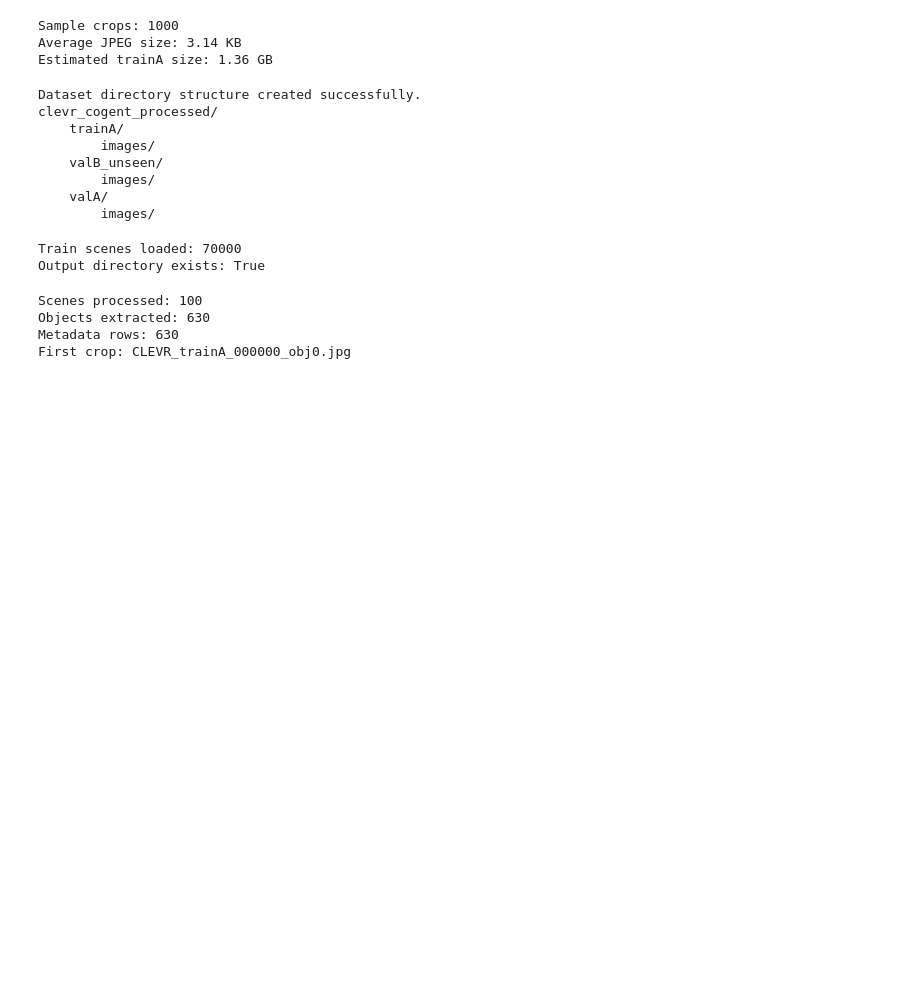
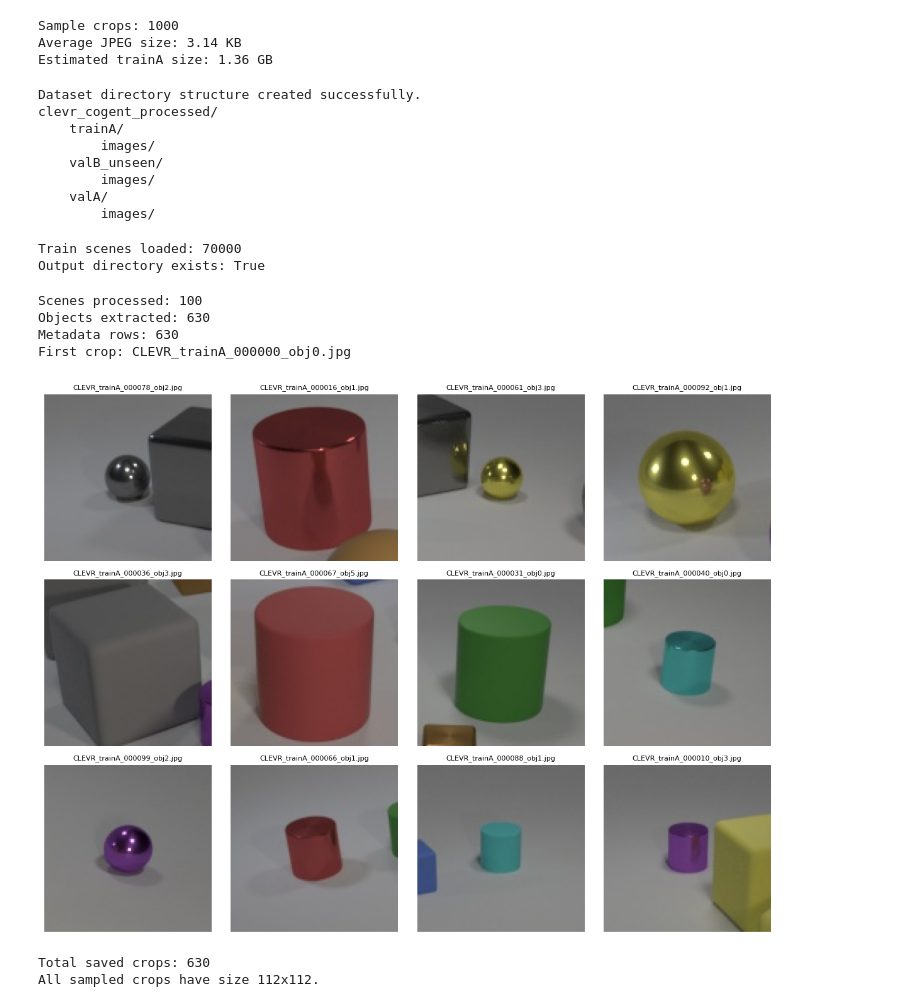
Before and after one commit to maram-elaian/Beyond-Combinations, a Jupyter notebook: notebooks/02_data_preprocessing.ipynb, the cells around one changed output. Saved outputs shown, nothing was run; the diff lists cells and outputs as text; code cells hidden in the pictures; blank space fills up the shorter version.

```diff
--- a/notebooks/02_data_preprocessing.ipynb
+++ b/notebooks/02_data_preprocessing.ipynb
@@ -1149,3 +1149,38 @@ Scenes processed: 100
 Objects extracted: 630
 Metadata rows: 630
 First crop: CLEVR_trainA_000000_obj0.jpg
+# %%
+import random
+import matplotlib.pyplot as plt
+from PIL import Image
+from pathlib import Path
+
+TEST_IMAGES = Path(OUTPUT_PATH) / "trainA" / "images"
+
+sample_files = random.sample(
+    list(TEST_IMAGES.glob("*.jpg")),
+    12
+)
+
+fig, axes = plt.subplots(3, 4, figsize=(12, 9))
+
+for ax, image_file in zip(axes.flat, sample_files):
+    img = Image.open(image_file)
+
+    ax.imshow(img)
+    ax.set_title(image_file.name, fontsize=8)
+    ax.axis("off")
+
+    assert img.size == (112, 112), (
+        f"Unexpected image size: {image_file.name}"
+    )
+
+plt.tight_layout()
+plt.show()
+
+print("Total saved crops:", len(list(TEST_IMAGES.glob("*.jpg"))))
+print("All sampled crops have size 112x112.")
+# %% [output]
+[figure, added]
+Total saved crops: 630
+All sampled crops have size 112x112.
```
